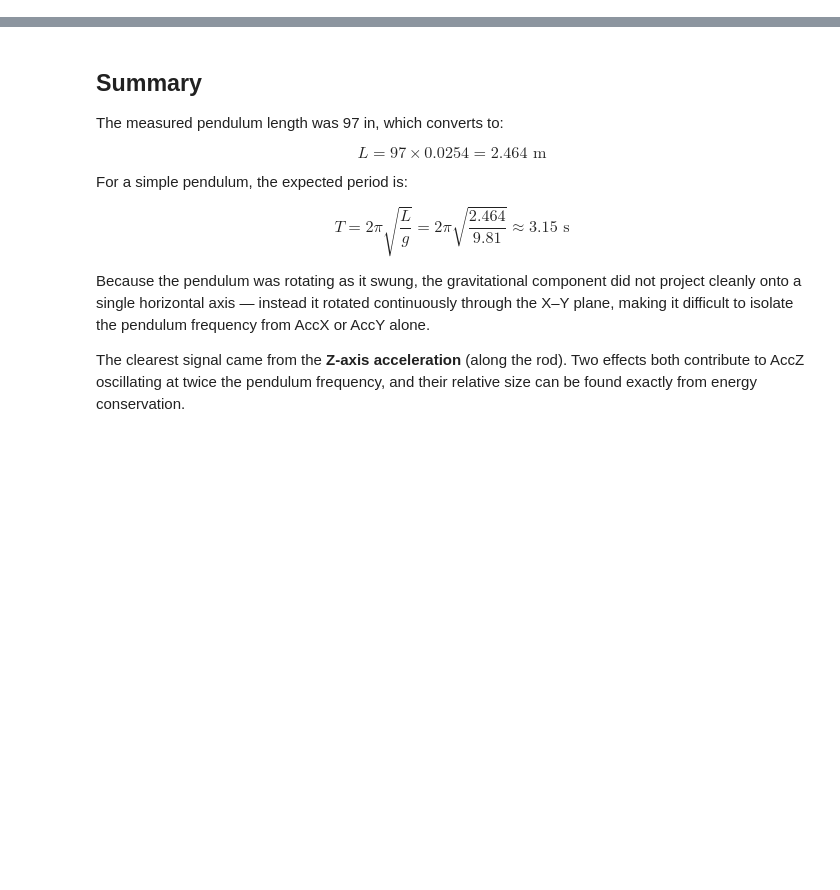
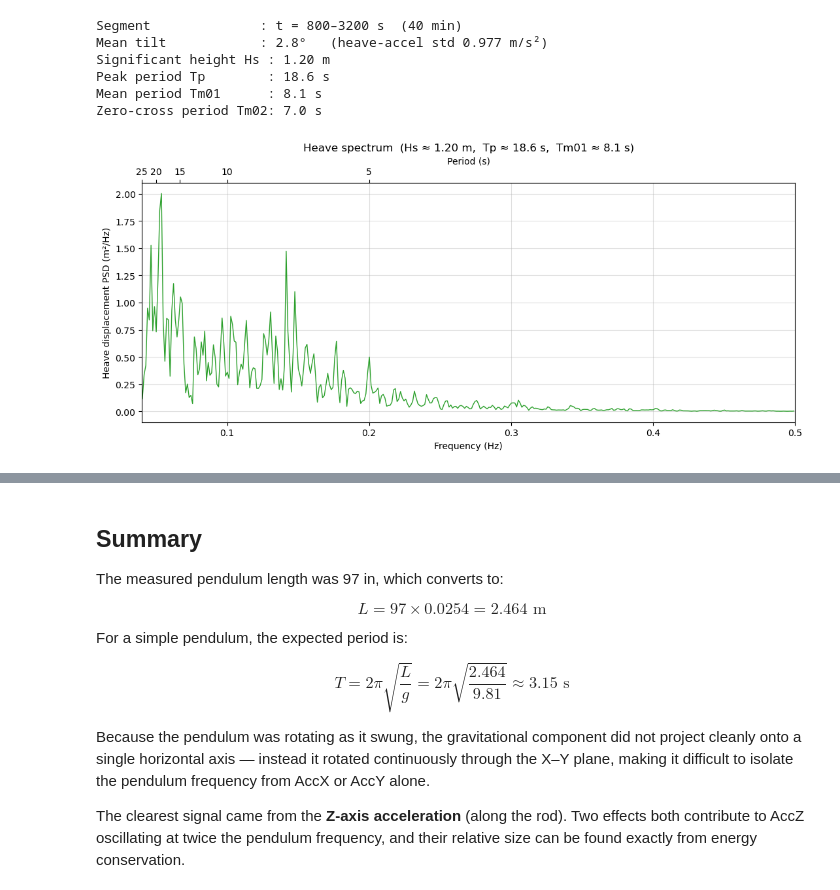
Before and after one commit to arobotdinosaur/MAE_223_Work, a Jupyter notebook: PendulumFFT_Simple.ipynb, the cells around one changed output, grey strips where cells are left out. Drawn from its saved outputs; the diff is of its cells as text; code cells hidden in the pictures; blank space fills up the shorter version.

```diff
--- a/PendulumFFT_Simple.ipynb
+++ b/PendulumFFT_Simple.ipynb
@@ -88,3 +134,75 @@ plt.show()
+# %%
+# ── Heave processing: tilt-corrected vertical accel → wave (heave) spectrum ──
+# Works on the same [T_START, T_END] segment. Steps:
+#   1. Estimate the (slowly tilting) gravity direction by low-passing the
+#      acceleration vector, then project accel onto it and subtract |g| to get
+#      the vertical (heave) acceleration with gravity removed — a lightweight
+#      tilt correction that avoids a full AHRS.
+#   2. Band-pass that vertical accel to the ocean-wave band.
+#   3. Welch PSD, convert accel→displacement PSD (÷ (2πf)^4), and take spectral
+#      moments for Hs and characteristic periods.
+from scipy.signal import welch, butter, filtfilt
+
+F_LO, F_HI = 0.04, 0.50          # wave band (Hz); raise F_LO if low-f drift dominates
+NPERSEG    = 8192                # Welch segment length (≈ 0.0012 Hz resolution at 10 Hz)
+
+A = seg[['AccX', 'AccY', 'AccZ']].values          # m/s², already converted in load cell
+
+# 1. gravity direction = low-passed accel vector  →  vertical heave acceleration
+b_lp, a_lp = butter(2, F_LO / (fs / 2), 'low')
+G    = filtfilt(b_lp, a_lp, A, axis=0)
+gmag = np.linalg.norm(G, axis=1)
+vert = G / gmag[:, None]
+a_v  = np.einsum('ij,ij->i', A, vert) - gmag       # vertical accel, gravity removed
+tilt_deg = np.degrees(np.arccos(np.clip(G[:, 2] / gmag, -1, 1)))
+
+# 2. band-pass to the wave band
+b_bp, a_bp = butter(4, [F_LO / (fs / 2), F_HI / (fs / 2)], 'band')
+a_wave = filtfilt(b_bp, a_bp, a_v)
+
+# 3. heave (displacement) spectrum + spectral moments
+f, Pacc = welch(a_wave, fs=fs, nperseg=min(NPERSEG, len(a_wave)))
+w   = (f >= F_LO) & (f <= F_HI)
+fw  = f[w]
+Sd  = Pacc[w] / ((2 * np.pi * fw) ** 4)            # displacement PSD (m²/Hz)
+
+m0 = np.trapezoid(Sd, fw)
+m1 = np.trapezoid(fw * Sd, fw)
+m2 = np.trapezoid(fw**2 * Sd, fw)
+Hs   = 4.0 * np.sqrt(m0)            # significant wave height
+Tp   = 1.0 / fw[np.argmax(Sd)]      # peak period
+Tm01 = m0 / m1                      # mean period
+Tm02 = np.sqrt(m0 / m2)             # zero-crossing period
+
+print(f'Segment              : t = {T_START:.0f}–{T_END:.0f} s  ({(T_END-T_START)/60:.0f} min)')
+print(f'Mean tilt            : {tilt_deg.mean():.1f}°   (heave-accel std {a_v.std():.3f} m/s²)')
+print(f'Significant height Hs : {Hs:.2f} m')
+print(f'Peak period Tp        : {Tp:.1f} s')
+print(f'Mean period Tm01      : {Tm01:.1f} s')
+print(f'Zero-cross period Tm02: {Tm02:.1f} s')
+
+fig, ax = plt.subplots(figsize=(11, 5))
+ax.plot(fw, Sd, color='C2', lw=1.0)
+ax.set_xlabel('Frequency (Hz)')
+ax.set_ylabel('Heave displacement PSD (m²/Hz)')
+ax.set_title(f'Heave spectrum  (Hs ≈ {Hs:.2f} m,  Tp ≈ {Tp:.1f} s,  Tm01 ≈ {Tm01:.1f} s)')
+ax.set_xlim(F_LO, F_HI)            # start above 0 Hz so the 1/f period axis stays finite
+ax.grid(True, alpha=0.4)
+
+# period axis on top for readability (no peak-highlight line). Range excludes
+# 0 Hz, so the reciprocal transform is always finite.
+secax = ax.secondary_xaxis('top', functions=(lambda x: 1.0 / x, lambda T: 1.0 / T))
+secax.set_xlabel('Period (s)')
+plt.tight_layout()
+plt.show()
+# %% [output]
+Segment              : t = 800–3200 s  (40 min)
+Mean tilt            : 2.8°   (heave-accel std 0.977 m/s²)
+Significant height Hs : 1.20 m
+Peak period Tp        : 18.6 s
+Mean period Tm01      : 8.1 s
+Zero-cross period Tm02: 7.0 s
+[figure, added]
 # %%
 ## Comparison: theoretical vs measured period
 
```
Also changed, not shown: parts of 5 cells of this notebook, 12 other files.
